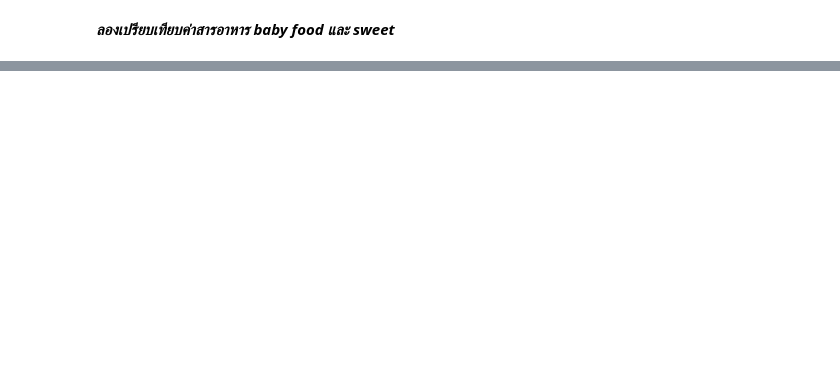
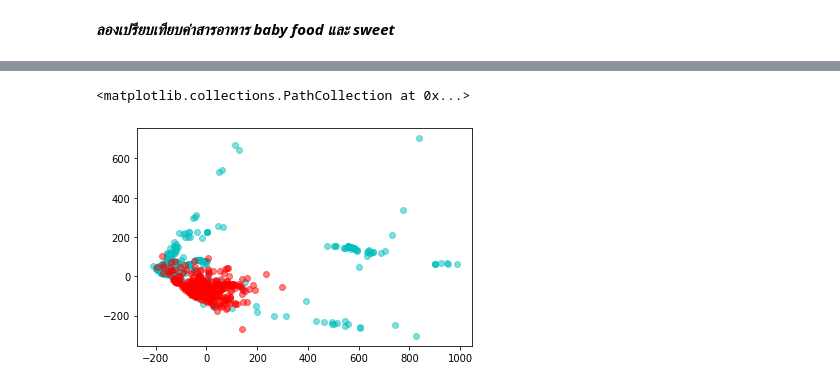
Before and after one commit to kittimaxz/multivariate, a Jupyter notebook: Chapter3_PCA_.ipynb, the cells around one changed output, grey strips where cells are left out. Cells and saved outputs as stored; diff of their text form; code cells hidden in the pictures; blank space fills up the shorter version.

```diff
--- a/Chapter3_PCA_.ipynb
+++ b/Chapter3_PCA_.ipynb
@@ -783,0 +817,9 @@ plt.scatter(new_pca[:,0],new_pca[:,1],c = bb['FoodGroup'],alpha=0.5)
+# %%
+baby_pca=pca.transform(bb[bb['FoodGroup']==1].iloc[:,1:].to_numpy())
+fast_pca=pca.transform(bb[bb['FoodGroup']==8].iloc[:,1:].to_numpy())
+# %%
+plt.scatter(baby_pca[:,0],baby_pca[:,1],c='c',alpha=0.5)
+plt.scatter(fast_pca[:,0],fast_pca[:,1],c='r',alpha=0.5)
+# %% [output]
+<matplotlib.collections.PathCollection at 0x...>
+[figure, added]
```
Also changed, not shown: parts of 17 cells of this notebook.
